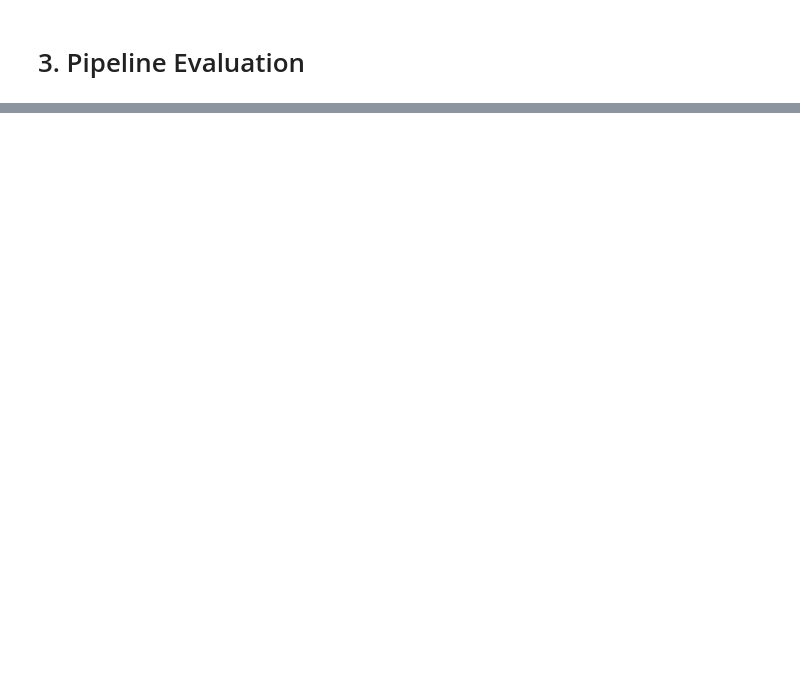
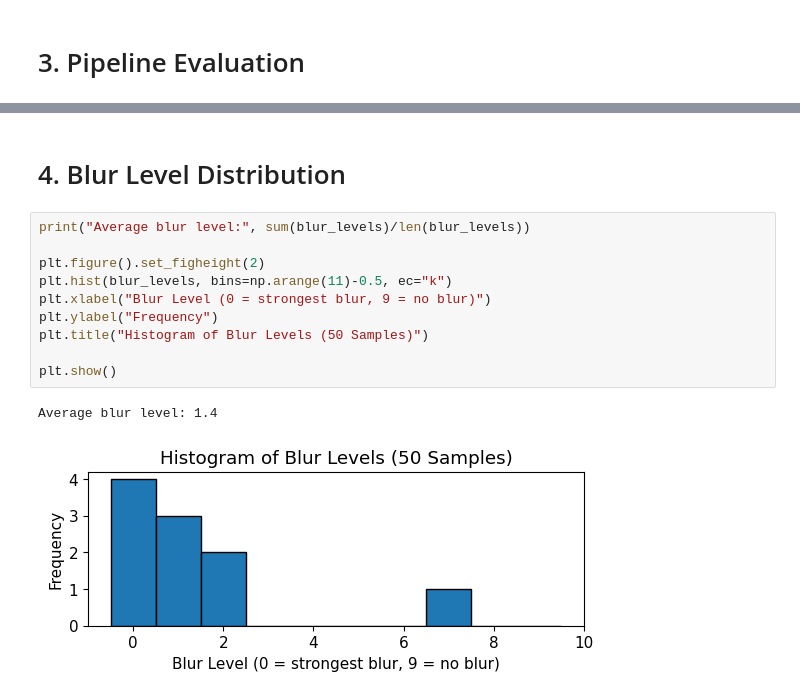
Before and after one commit to Weff24/PrivacyPlate, a Jupyter notebook: privacy_plate_final.ipynb, the cells around one changed output, grey strips where cells are left out. Cells and saved outputs as stored; diff of their text form; blank space fills up the shorter version.

```diff
--- a/privacy_plate_final.ipynb
+++ b/privacy_plate_final.ipynb
@@ -270,0 +313,15 @@ Number of alphanumeric characters 2
+# %% [markdown]
+# 4. Blur Level Distribution
+# %%
+print("Average blur level:", sum(blur_levels)/len(blur_levels))
+
+plt.figure().set_figheight(2)
+plt.hist(blur_levels, bins=np.arange(11)-0.5, ec="k")
+plt.xlabel("Blur Level (0 = strongest blur, 9 = no blur)")
+plt.ylabel("Frequency")
+plt.title("Histogram of Blur Levels (50 Samples)")
+
+plt.show()
+# %% [output]
+Average blur level: 1.4
+[figure, added]
```
Also changed, not shown: parts of 4 cells of this notebook.
